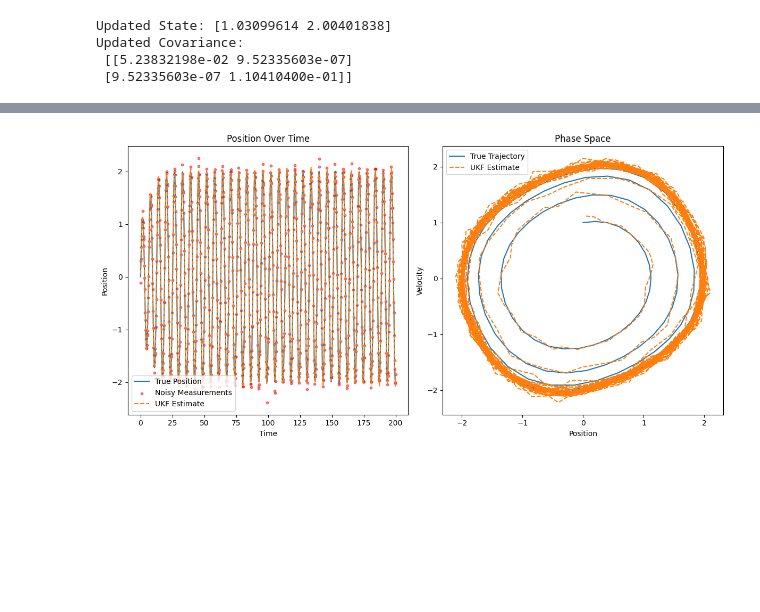
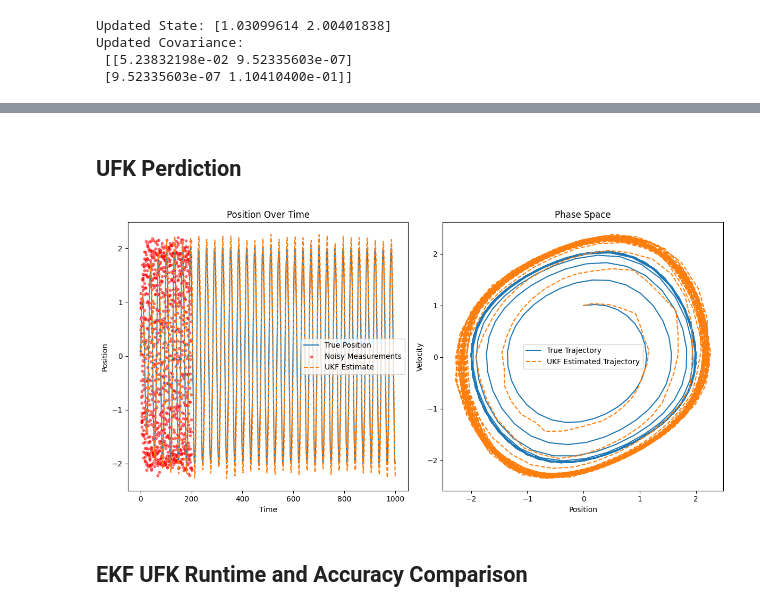
Before and after one commit to RemMyFav/UKF-vs-EKF-Analysis, a Jupyter notebook: van_der_pol_oscillator/van_der_pol_oscillator.ipynb, the cells around one changed output, grey strips where cells are left out. Drawn from its saved outputs; the diff is of its cells as text; code cells hidden in the pictures; blank space fills up the shorter version.

```diff
--- a/van_der_pol_oscillator/van_der_pol_oscillator.ipynb
+++ b/van_der_pol_oscillator/van_der_pol_oscillator.ipynb
@@ -226,4 +231,15 @@ plt.show()
+# %% [markdown]
+## UFK Perdiction
 # %%
+def van_der_pol_dynamics(y, dt, mu):
+    """
+    Simplified dynamics of the Van der Pol oscillator for sigma point propagation.
+    """
+    x, v = y  # Decompose state vector
+    dxdt = v
+    dvdt = mu * (1 - x**2) * v - x
+    return np.array([x + dxdt * dt, v + dvdt * dt])
+
 def generate_sigma_points(x, P, alpha, ki, beta):
     """
     Generate sigma points around the current estimate.
@@ -279,45 +295,65 @@ def ukf_update(x_pred, P_pred, sigma_points, z, R, H, wm, wc):
 
     # Now, ensure Pxz calculation is aligned with the dimensions
     Pxz = np.zeros((n, H.shape[0]))  # Ensure correct dimensionality
     for i in range(2 * n + 1):
         Pxz += wc[i] * np.outer(sigma_points_pred[i] - x_pred, zs[:, i] - z_pred)
     K = np.dot(Pxz, np.linalg.inv(Pz))  # Kalman gain
     x_upd = x_pred + np.dot(K, (z - z_pred))  # Updated state estimate
     P_upd = P_pred - np.dot(K, np.dot(Pz, K.T))  # Updated covariance estimate
     return x_upd, P_upd
 
 
-# Initialize UKF state and covariance (as would be done in practice)
-x_ukf = np.array([0.0, 1.0])  # Assuming the initial state estimate is similar for simplicity
-P_ukf = np.eye(2) * 0.1  # Initial state covariance
+# Parameters
+mu = 0.2
+alpha = 1e-3  # Tuning parameter for sigma point spread
+ki = 0        # Secondary scaling parameter (often 0 for UKF)
+beta = 2      # Optimal for Gaussian distributions
+dt = 200 / 1000  # Time increment
+n = 1000       # Number of steps
 
-# Generating synthetic UKF estimates for demonstration
-ukf_estimates = np.vstack((true_ys[:, 0] + np.random.normal(0, 0.05, size=true_ys[:, 0].shape),
-                           true_ys[:, 1] + np.random.normal(0, 0.05, size=true_ys[:, 1].shape))).T
+# Initial conditions
+x_ukf = np.array([0.0, 1.0])  # Initial state estimate
+P_ukf = np.eye(2) * 0.1  # Initial covariance estimate
+Q = np.eye(2) * 0.01  # Process noise covariance
+R = np.array([[0.1]])  # Measurement noise covariance, assuming measurements are of position only
+H = np.array([[1, 0]])  # Measurement matrix
 
-# Plotting
+# Generating synthetic noisy measurements from the true model
+_, true_ys = rk4(0, x_ukf, 200, n, mu)
+noisy_measurements = true_ys[:, 0] + np.random.normal(0, 0.1, n+1)  # Noisy position measurements
+
+# UKF estimation process
+ukf_estimates = [x_ukf]
+for z in noisy_measurements:
+    sigma_points, wm, wc = generate_sigma_points(x_ukf, P_ukf, alpha, ki, beta)
+    x_pred, P_pred, sigma_points_pred = ukf_predict(sigma_points, wm, wc, Q, dt, mu)
+    x_ukf, P_ukf = ukf_update(x_pred, P_pred, sigma_points_pred, np.array([z]), R, H, wm, wc)
+    ukf_estimates.append(x_ukf)
+
+ukf_estimates = np.array(ukf_estimates)
+
+# Plotting results
 plt.figure(figsize=(12, 6))
-
-# True trajectory and noisy measurements
 plt.subplot(1, 2, 1)
-plt.plot(ts, true_ys[:, 0], label='True Position')
-plt.scatter(ts, noisy_measurements, s=10, color='red', label='Noisy Measurements', alpha=0.5)
-plt.plot(ts, ukf_estimates[:, 0], label='UKF Estimate', linestyle='--')
+plt.plot(true_ys[:, 0], label='True Position')
+plt.scatter(np.linspace(0, 200, n+1), noisy_measurements, color='red', s=10, alpha=0.5, label='Noisy Measurements')
+plt.plot(ukf_estimates[:, 0], linestyle='--', label='UKF Estimate')
 plt.title('Position Over Time')
 plt.xlabel('Time')
 plt.ylabel('Position')
 plt.legend()
 
-# Phase space - True vs. UKF Estimate
 plt.subplot(1, 2, 2)
 plt.plot(true_ys[:, 0], true_ys[:, 1], label='True Trajectory')
-plt.plot(ukf_estimates[:, 0], ukf_estimates[:, 1], label='UKF Estimate', linestyle='--')
+plt.plot(ukf_estimates[:, 0], ukf_estimates[:, 1], linestyle='--', label='UKF Estimated Trajectory')
 plt.title('Phase Space')
 plt.xlabel('Position')
 plt.ylabel('Velocity')
 plt.legend()
 
 plt.tight_layout()
 plt.show()
 # %% [output]
-[figure, old version]
+[figure, new version]
+# %% [markdown]
+## EKF UFK Runtime and Accuracy Comparison
```
Also changed, not shown: parts of 7 cells of this notebook.
